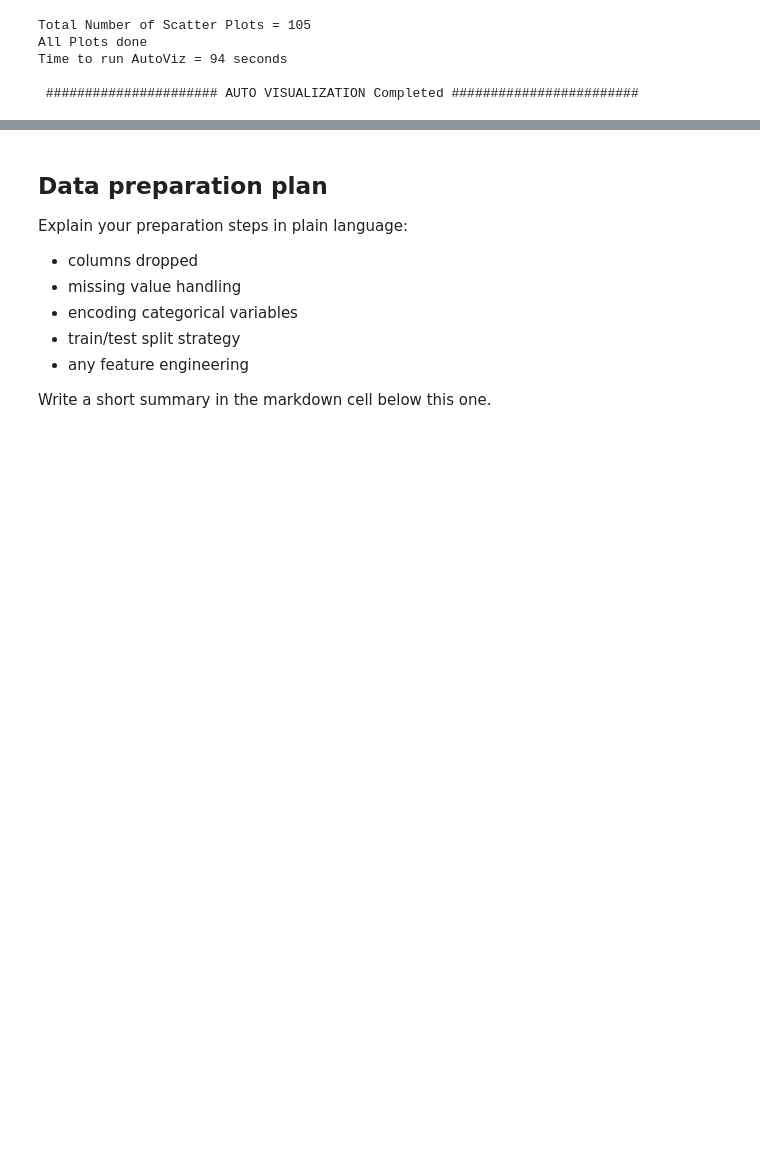
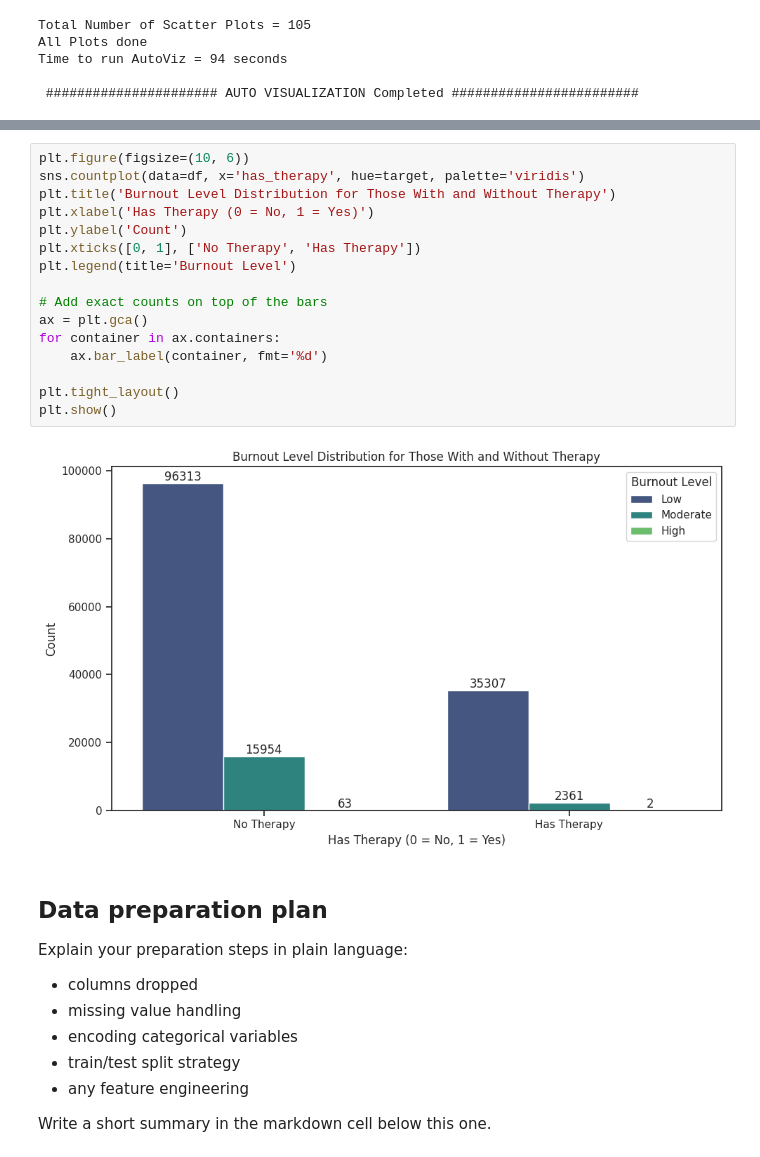
Before and after one commit to NinaHRO/CIS-3902-AI-and-ML, a Jupyter notebook: DataMining_Project_Template_Spring_2026_(1)_(2).ipynb, the cells around one changed output, grey strips where cells are left out. Cells and saved outputs as stored; diff of their text form; blank space fills up the shorter version.

```diff
--- a/DataMining_Project_Template_Spring_2026_(1)_(2).ipynb
+++ b/DataMining_Project_Template_Spring_2026_(1)_(2).ipynb
@@ -317,3 +334,21 @@ plt.show()
+# %%
+plt.figure(figsize=(10, 6))
+sns.countplot(data=df, x='has_therapy', hue=target, palette='viridis')
+plt.title('Burnout Level Distribution for Those With and Without Therapy')
+plt.xlabel('Has Therapy (0 = No, 1 = Yes)')
+plt.ylabel('Count')
+plt.xticks([0, 1], ['No Therapy', 'Has Therapy'])
+plt.legend(title='Burnout Level')
+
+# Add exact counts on top of the bars
+ax = plt.gca()
+for container in ax.containers:
+    ax.bar_label(container, fmt='%d')
+
+plt.tight_layout()
+plt.show()
+# %% [output]
+[figure, added]
 # %% [markdown]
 ## Data preparation plan
 
```
Also changed, not shown: parts of 7 cells of this notebook.
